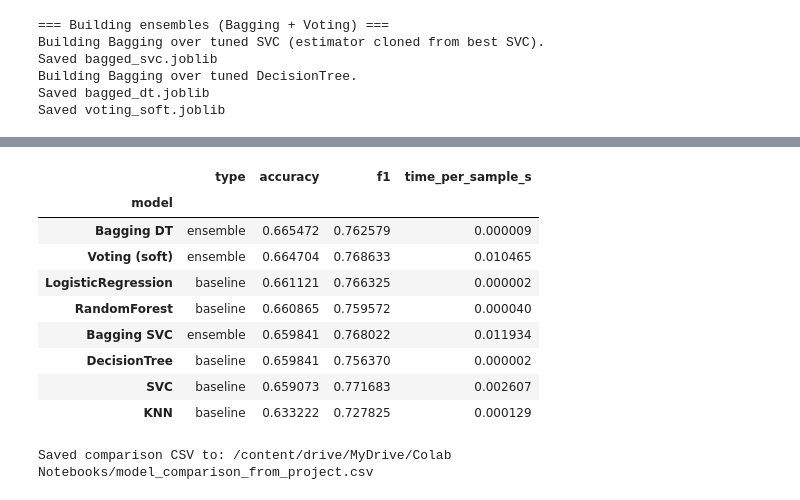
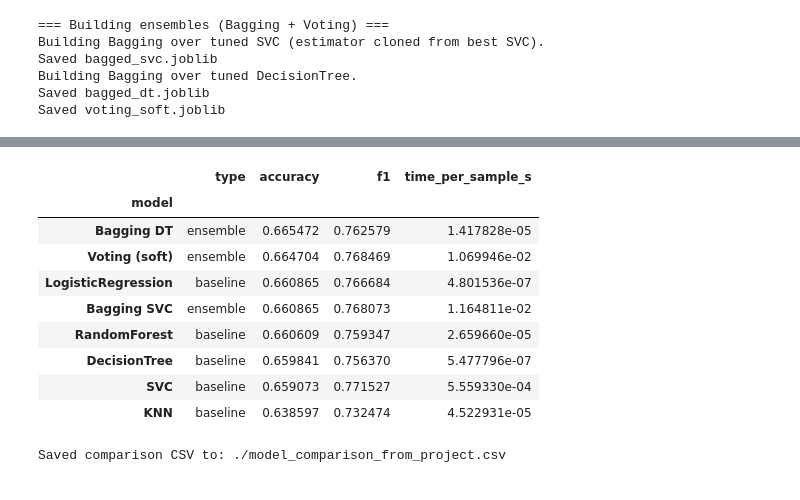
Before and after one commit to Mkab785/Projet_ML_LOUIS_MACCHI_KABIR, a Jupyter notebook: ProjectMachineLearningA4.ipynb, the cells around one changed output, grey strips where cells are left out. Cells and saved outputs as stored; diff of their text form; code cells hidden in the pictures.

```diff
--- a/ProjectMachineLearningA4.ipynb
+++ b/ProjectMachineLearningA4.ipynb
@@ -190,7 +294,7 @@ X = df.drop('Engine Condition', axis=1) # Features (all columns except the targe
 y = df['Engine Condition'] # Target variable
 
 # Feature scaling
-scaler = StandardScaler() # Initialize StandardScaler for feature scaling
+scaler = RobustScaler() # Initialize RobustScaler for feature scaling
 X_scaled = pd.DataFrame(scaler.fit_transform(X), columns=X.columns) # Scale features to have zero mean and unit variance
 
 # Train/test split
@@ -208,8 +312,6 @@ print("\nMean of scaled features (should be close to 0):")
 print(X_scaled.mean().round(3))
 print("\nStd of scaled features (should be close to 1):")
 print(X_scaled.std().round(3))
-print("\nDistribution of Engine Condition:")
-print(y.value_counts(normalize=True).round(3))
 print("\nPreprocessing complete and data ready for modeling!")
 # %% [output]
 Shape of X (features): (19535, 6)
@@ -324,7 +426,7 @@ from sklearn.decomposition import PCA # For dimensionality reduction
 # %%
 sns.set(style="whitegrid") # Set seaborn plot style
 
-SAVE_DIR = os.path.dirname(url_csv) or "." # Define directory to save artifacts
+SAVE_DIR = "." # Define directory to save artifacts
 os.makedirs(SAVE_DIR, exist_ok=True) # Create the directory if it doesn't exist
 
 RANDOM_STATE = 42 # Seed for reproducibility
@@ -638,28 +740,37 @@ Classification report:
 weighted avg       0.65      0.66      0.63      3907
 [figure]
 # %%
+
+
+
+SAVE_DIR = "."
+
 rows = []
 for name, res in baseline_results.items():
     rows.append({"model": name, "type": "baseline", "accuracy": res["acc"], "f1": res["f1"], "time_per_sample_s": res["time_per_sample"]})
 for name, res in ensemble_results.items():
     rows.append({"model": name, "type": "ensemble", "accuracy": res["acc"], "f1": res["f1"], "time_per_sample_s": res["time_per_sample"]})
 
-comp_df = pd.DataFrame(rows).sort_values("accuracy", ascending=False).set_index("model") # Create a DataFrame for model comparison
+comp_df = pd.DataFrame(rows).sort_values("accuracy", ascending=False).set_index("model")
+
+
 display(comp_df)
-comp_df.to_csv(os.path.join(SAVE_DIR, "model_comparison_from_project.csv")) # Save the comparison DataFrame to a CSV file
-print("Saved comparison CSV to:", os.path.join(SAVE_DIR, "model_comparison_from_project.csv"))
+
+csv_path = os.path.join(SAVE_DIR, "model_comparison_from_project.csv")
+comp_df.to_csv(csv_path)
+print(f"Saved comparison CSV to: {csv_path}")
 # %% [output]
 |  | type | accuracy | f1 | time_per_sample_s |
 | model |  |  |  |  |
-| Bagging DT | ensemble | 0.665472 | 0.762579 | 0.000009 |
-| Voting (soft) | ensemble | 0.664704 | 0.768633 | 0.010465 |
-| LogisticRegression | baseline | 0.661121 | 0.766325 | 0.000002 |
-| RandomForest | baseline | 0.660865 | 0.759572 | 0.000040 |
-| Bagging SVC | ensemble | 0.659841 | 0.768022 | 0.011934 |
-| DecisionTree | baseline | 0.659841 | 0.756370 | 0.000002 |
-| SVC | baseline | 0.659073 | 0.771683 | 0.002607 |
-| KNN | baseline | 0.633222 | 0.727825 | 0.000129 |
+| Bagging DT | ensemble | 0.665472 | 0.762579 | 1.417828e-05 |
+| Voting (soft) | ensemble | 0.664704 | 0.768469 | 1.069946e-02 |
+| LogisticRegression | baseline | 0.660865 | 0.766684 | 4.801536e-07 |
+| Bagging SVC | ensemble | 0.660865 | 0.768073 | 1.164811e-02 |
+| RandomForest | baseline | 0.660609 | 0.759347 | 2.659660e-05 |
+| DecisionTree | baseline | 0.659841 | 0.756370 | 5.477796e-07 |
+| SVC | baseline | 0.659073 | 0.771527 | 5.559330e-04 |
+| KNN | baseline | 0.638597 | 0.732474 | 4.522931e-05 |
-Saved comparison CSV to: /content/drive/MyDrive/Colab Notebooks/model_comparison_from_project.csv
+Saved comparison CSV to: ./model_comparison_from_project.csv
 # %%
 plt.figure(figsize=(8,4))
 comp_df['accuracy'].plot(kind='bar', ylim=(0,1)) # Plot a bar chart of test accuracies
```
Also changed, not shown: parts of 17 cells of this notebook.
